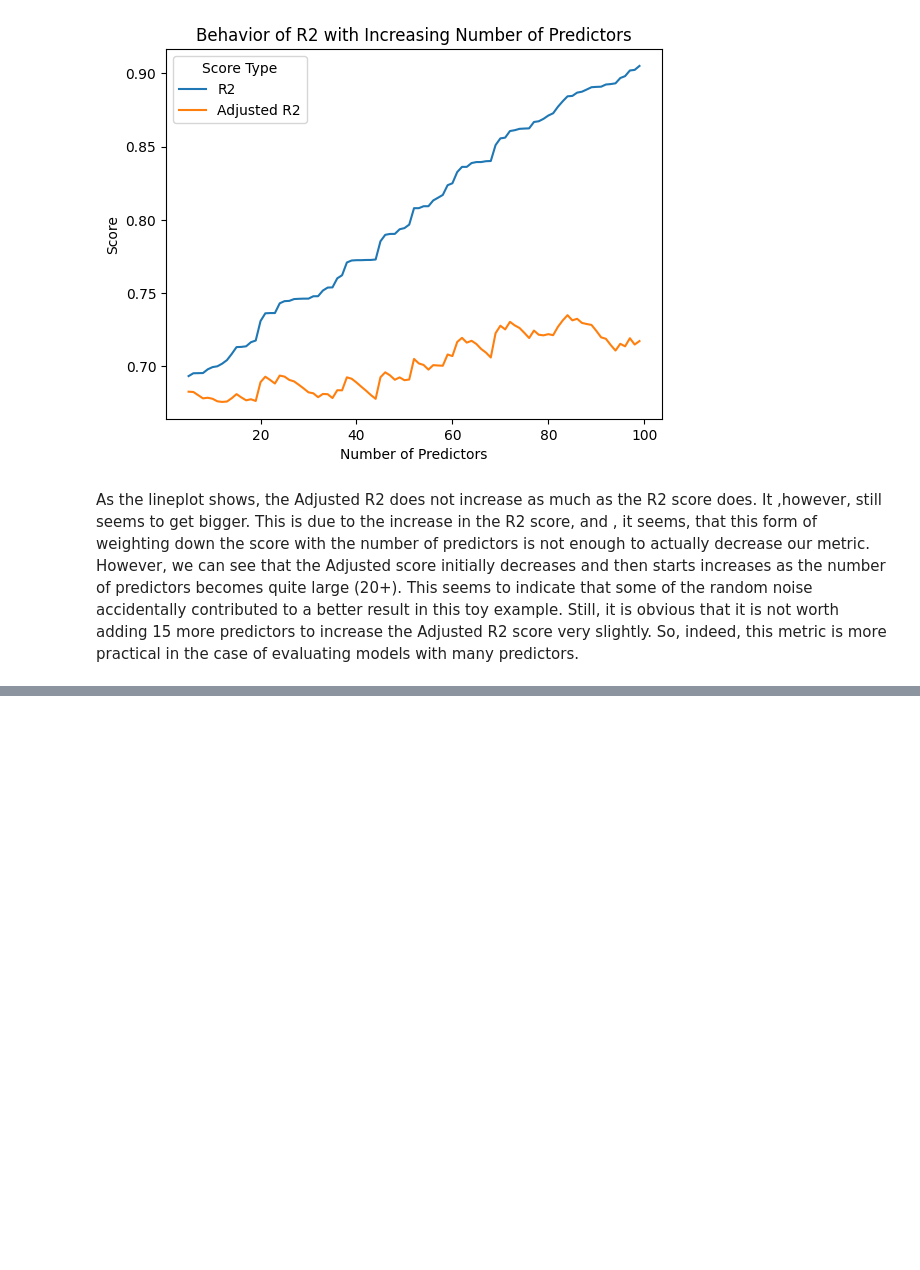
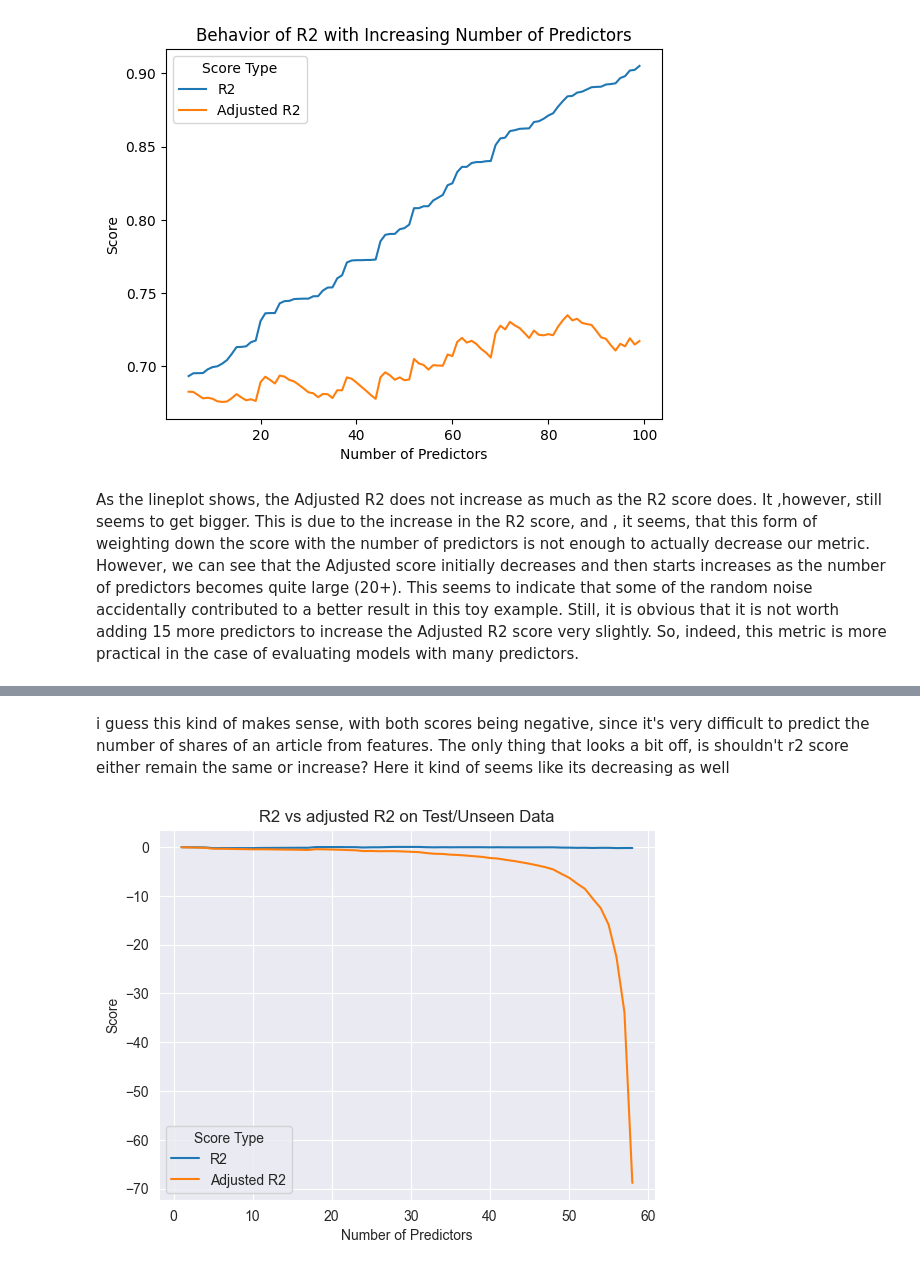
Before and after one commit to Abra-web/CStat_assignments, a Jupyter notebook: assignment_1/file.ipynb, the cells around one changed output, grey strips where cells are left out. Cells and saved outputs as stored; diff of their text form; code cells hidden in the pictures; blank space fills up the shorter version.

```diff
--- a/assignment_1/file.ipynb
+++ b/assignment_1/file.ipynb
@@ -144,0 +235,17 @@ As the lineplot shows, the Adjusted R2 does not increase as much as the R2 score
+# %% [markdown]
+i guess this kind of makes sense, with both scores being negative, since it's very difficult to predict the number of shares of an article from features. The only thing that looks a bit off, is shouldn't r2 score either remain the same or increase? Here it kind of seems like its decreasing as well
+# %%
+
+# VISUALIZE RESULTS
+sns.lineplot(data=r2_df, x='num_variables', y='r2_test', label='R2')
+sns.lineplot(data=r2_df, x='num_variables', y='r2_test_adjusted', label='Adjusted R2')
+
+plt.title('R2 vs adjusted R2 on Test/Unseen Data')
+plt.xlabel('Number of Predictors')
+plt.ylabel('Score')
+
+plt.legend(title='Score Type')
+
+plt.show()
+# %% [output]
+[figure, added]
```
Also changed, not shown: parts of 8 cells of this notebook.
